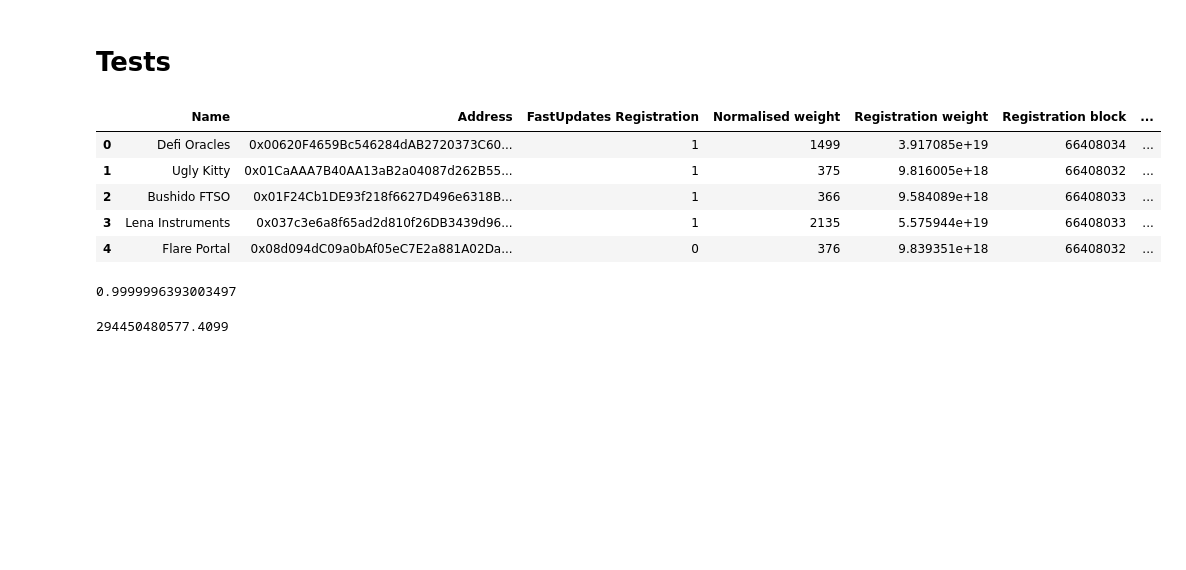
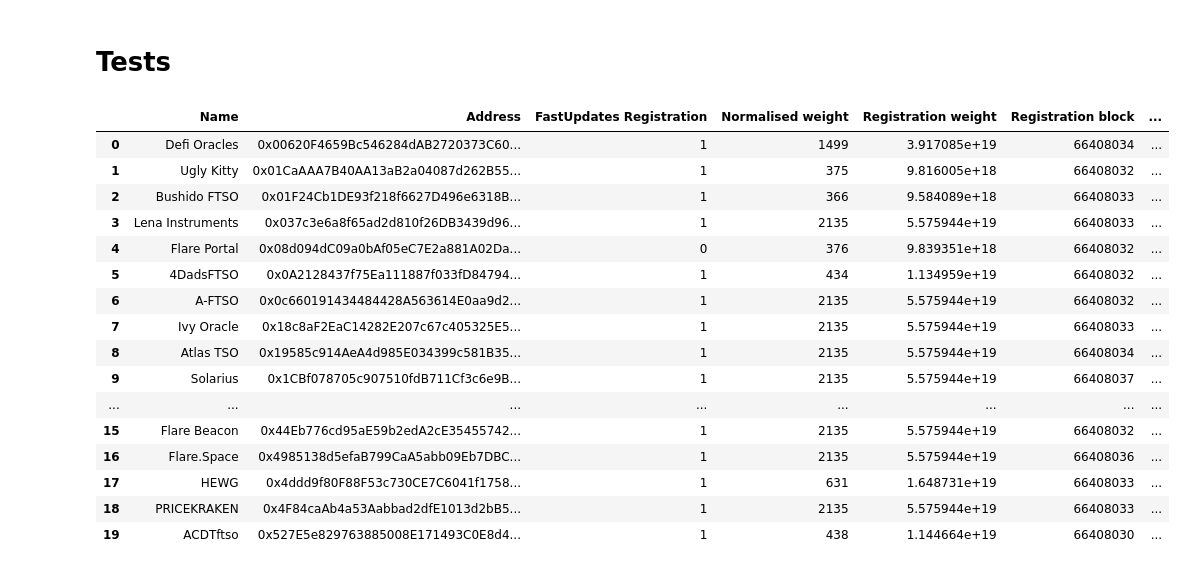
Before and after one commit to magurh/flare-metrics, a Jupyter notebook: notebooks/stake_analysis.ipynb, the cells around one changed output. Cells and saved outputs as stored; diff of their text form; code cells hidden in the pictures; blank space fills up the shorter version.

```diff
--- a/notebooks/stake_analysis.ipynb
+++ b/notebooks/stake_analysis.ipynb
@@ -189,8 +189,8 @@ if response.status_code == 200:
     data = response.json()
 
     # Save the JSON data to a file
-    # with open(json_file_path, 'w') as json_file:
-    #    json.dump(data, json_file, indent=4)
+    with open('test.json', 'w') as json_file:
+       json.dump(data, json_file, indent=4)
 
     # Extract relevant information and create a list of dictionaries
     records = []
@@ -198,7 +198,7 @@ if response.status_code == 200:
         record = {
             'Name': item['display_name'],
             'Address': item['identity_address']['address'],
-            'FastUpdates Registration': item['public_key']['public_key'],
+            'FastUpdates Registration': item['voter_registered']['public_key'],
             'Normalised weight': int(item['normalised_weight']),
             'Registration weight': float(item['voter_registered']['registration_weight']),
             'Registration block': int(item['voter_registered']['block']),
@@ -212,24 +212,27 @@ if response.status_code == 200:
 
     ftso_df['Delegation weight'] = ftso_df['Delegation weight'].fillna(0)/10**18
     ftso_df['Capped delegation weight'] = ftso_df['Capped delegation weight'].fillna(0)/10**18
-    ftso_df['FastUpdates Registration'] = np.where(ftso_df['FastUpdates Registration'].isna(), 0, 1)
+    ftso_df['FastUpdates Registration'] = np.where(ftso_df['FastUpdates Registration'] == '0x00000000000000000000000000000000000000000000000000000000000000000000000000000000000000000000000000000000000000000000000000000000', 0, 1)
 
 else:
     print("Failed to retrieve data. Status code:", response.status_code)
 # %%
-ftso_df.head()
+ftso_df.head(20)
 # %% [output]
 |  | Name | Address | FastUpdates Registration | Normalised weight | Registration weight | Registration block | ... |
 | 0 | Defi Oracles | 0x00620F4659Bc546284dAB2720373C60... | 1 | 1499 | 3.917085e+19 | 66408034 | ... |
 | 1 | Ugly Kitty | 0x01CaAAA7B40AA13aB2a04087d262B55... | 1 | 375 | 9.816005e+18 | 66408032 | ... |
 | 2 | Bushido FTSO | 0x01F24Cb1DE93f218f6627D496e6318B... | 1 | 366 | 9.584089e+18 | 66408033 | ... |
 | 3 | Lena Instruments | 0x037c3e6a8f65ad2d810f26DB3439d96... | 1 | 2135 | 5.575944e+19 | 66408033 | ... |
 | 4 | Flare Portal | 0x08d094dC09a0bAf05eC7E2a881A02Da... | 0 | 376 | 9.839351e+18 | 66408032 | ... |
+| 5 | 4DadsFTSO | 0x0A2128437f75Ea111887f033fD84794... | 1 | 434 | 1.134959e+19 | 66408032 | ... |
+| 6 | A-FTSO | 0x0c660191434484428A563614E0aa9d2... | 1 | 2135 | 5.575944e+19 | 66408032 | ... |
+| 7 | Ivy Oracle | 0x18c8aF2EaC14282E207c67c405325E5... | 1 | 2135 | 5.575944e+19 | 66408033 | ... |
+| 8 | Atlas TSO | 0x19585c914AeA4d985E034399c581B35... | 1 | 2135 | 5.575944e+19 | 66408034 | ... |
+| 9 | Solarius | 0x1CBf078705c907510fdB711Cf3c6e9B... | 1 | 2135 | 5.575944e+19 | 66408037 | ... |
+| ... | ... | ... | ... | ... | ... | ... | ... |
+| 15 | Flare Beacon | 0x44Eb776cd95aE59b2edA2cE35455742... | 1 | 2135 | 5.575944e+19 | 66408032 | ... |
+| 16 | Flare.Space | 0x4985138d5efaB799CaA5abb09Eb7DBC... | 1 | 2135 | 5.575944e+19 | 66408036 | ... |
+| 17 | HEWG | 0x4ddd9f80F88F53c730CE7C6041f1758... | 1 | 631 | 1.648731e+19 | 66408033 | ... |
+| 18 | PRICEKRAKEN | 0x4F84caAb4a53Aabbad2dfE1013d2bB5... | 1 | 2135 | 5.575944e+19 | 66408033 | ... |
+| 19 | ACDTftso | 0x527E5e829763885008E171493C0E8d4... | 1 | 438 | 1.144664e+19 | 66408030 | ... |
-# %%
-1.330303e+08/133030347.984
-# %% [output]
-0.9999996393003497
-# %%
-39170849895268877232/133030347.984
-# %% [output]
-294450480577.4099
```
Also changed, not shown: 4 other files.
